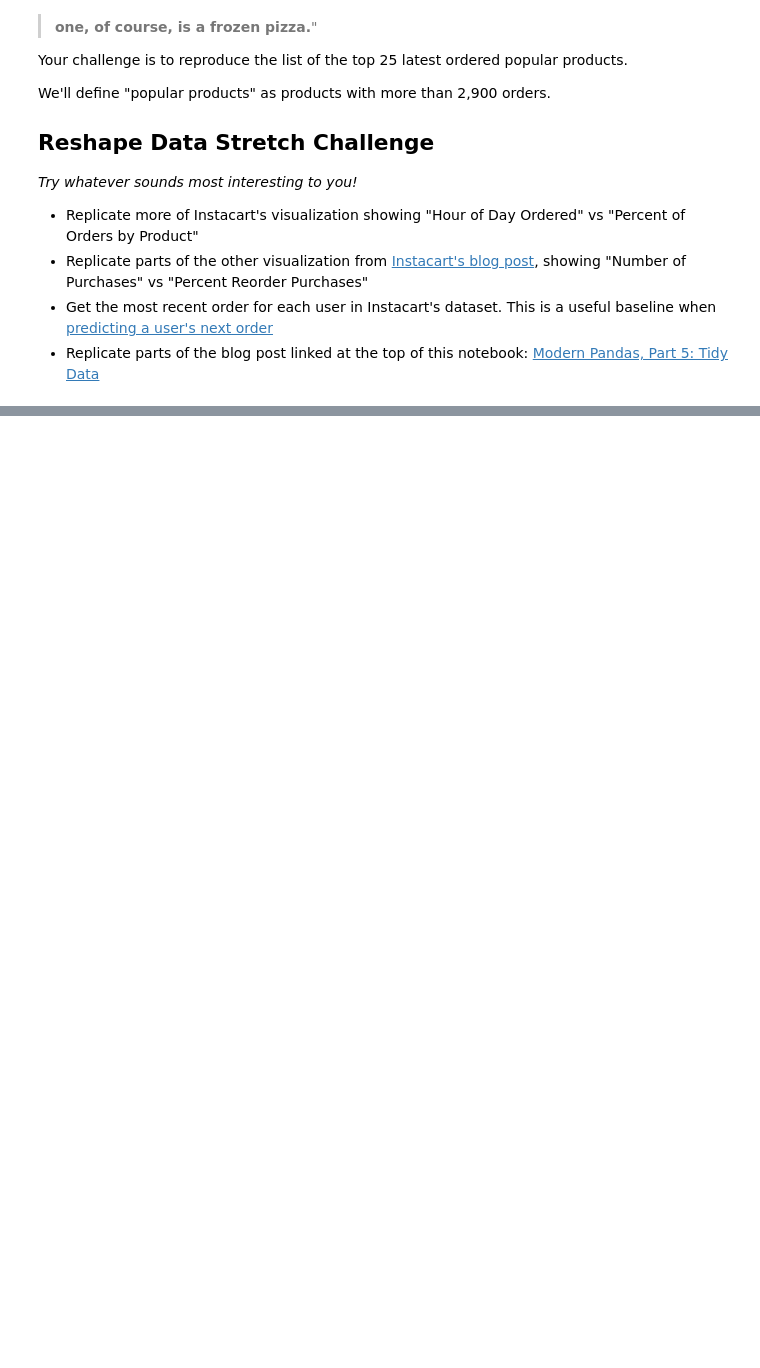
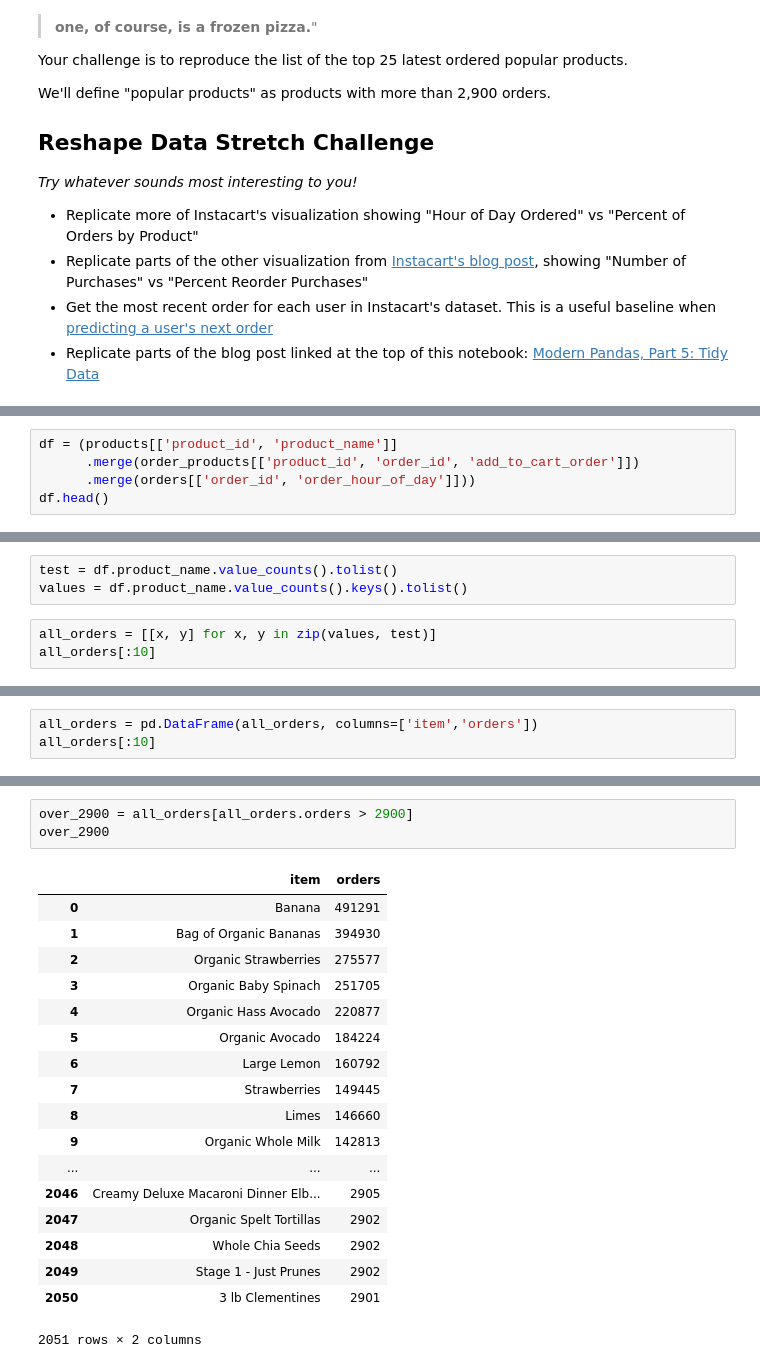
Before and after one commit to ngriggs/DS-Unit-1-Sprint-2-Data-Wrangling-and-Storytelling, a Jupyter notebook: module1-join-and-reshape-data/LS_DS_121_Join_and_Reshape_Data.ipynb, the cells around one changed output, grey strips where cells are left out. Saved outputs shown, nothing was run; the diff lists cells and outputs as text; blank space fills up the shorter version.

```diff
--- a/module1-join-and-reshape-data/LS_DS_121_Join_and_Reshape_Data.ipynb
+++ b/module1-join-and-reshape-data/LS_DS_121_Join_and_Reshape_Data.ipynb
@@ -617,0 +1000,5 @@ _Try whatever sounds most interesting to you!_
+# %%
+df = (products[['product_id', 'product_name']]
+      .merge(order_products[['product_id', 'order_id', 'add_to_cart_order']])
+      .merge(orders[['order_id', 'order_hour_of_day']]))
+df.head()
@@ -617,0 +1012,6 @@ _Try whatever sounds most interesting to you!_
+# %%
+test = df.product_name.value_counts().tolist()
+values = df.product_name.value_counts().keys().tolist()
+# %%
+all_orders = [[x, y] for x, y in zip(values, test)]
+all_orders[:10]
@@ -617,0 +1029,3 @@ _Try whatever sounds most interesting to you!_
+# %%
+all_orders = pd.DataFrame(all_orders, columns=['item','orders'])
+all_orders[:10]
@@ -617,0 +1044,22 @@ _Try whatever sounds most interesting to you!_
+# %%
+over_2900 = all_orders[all_orders.orders > 2900]
+over_2900
+# %% [output]
+|  | item | orders |
+| 0 | Banana | 491291 |
+| 1 | Bag of Organic Bananas | 394930 |
+| 2 | Organic Strawberries | 275577 |
+| 3 | Organic Baby Spinach | 251705 |
+| 4 | Organic Hass Avocado | 220877 |
+| 5 | Organic Avocado | 184224 |
+| 6 | Large Lemon | 160792 |
+| 7 | Strawberries | 149445 |
+| 8 | Limes | 146660 |
+| 9 | Organic Whole Milk | 142813 |
+| ... | ... | ... |
+| 2046 | Creamy Deluxe Macaroni Dinner Elb... | 2905 |
+| 2047 | Organic Spelt Tortillas | 2902 |
+| 2048 | Whole Chia Seeds | 2902 |
+| 2049 | Stage 1 - Just Prunes | 2902 |
+| 2050 | 3 lb Clementines | 2901 |
+2051 rows × 2 columns
```
Also changed, not shown: parts of 50 cells of this notebook.
